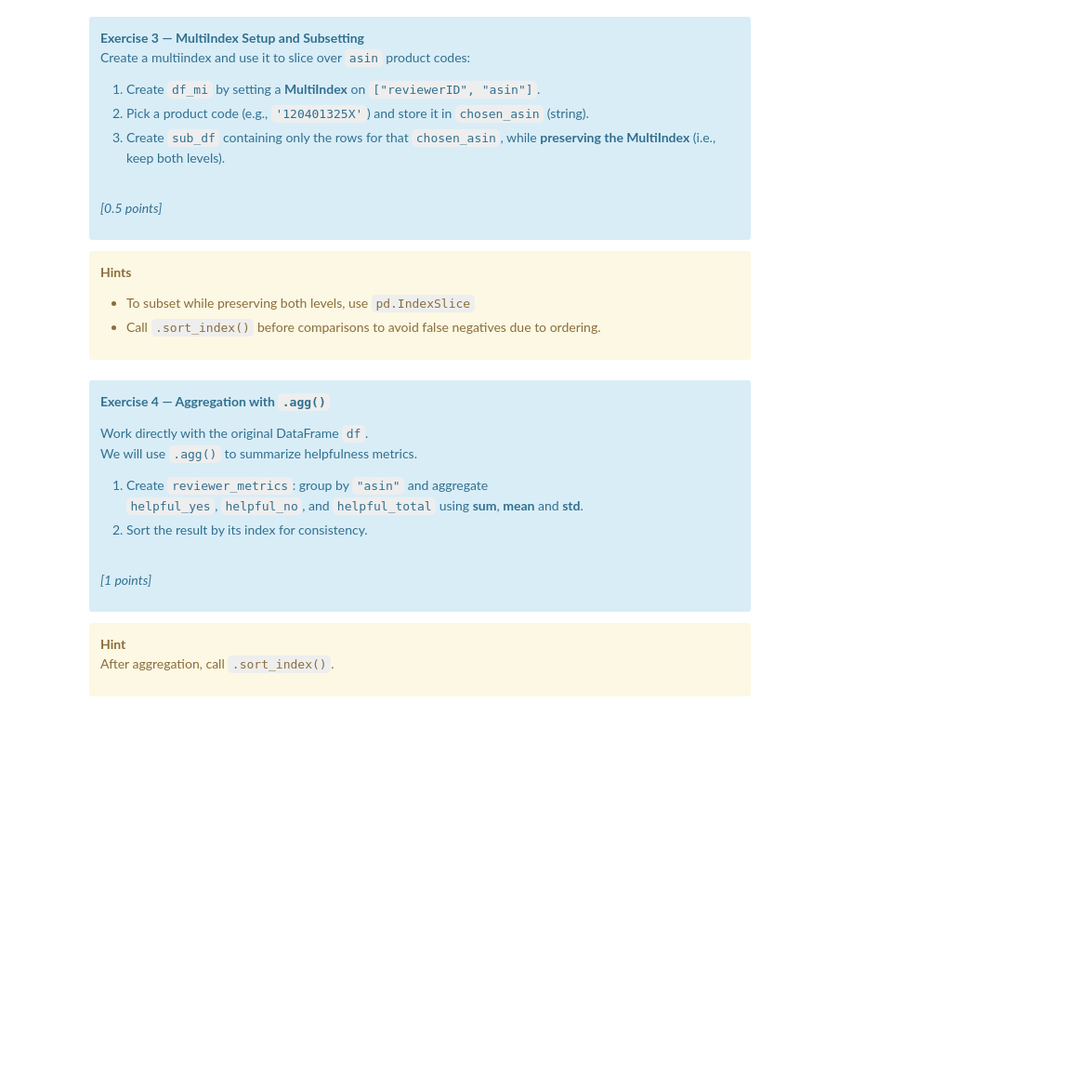
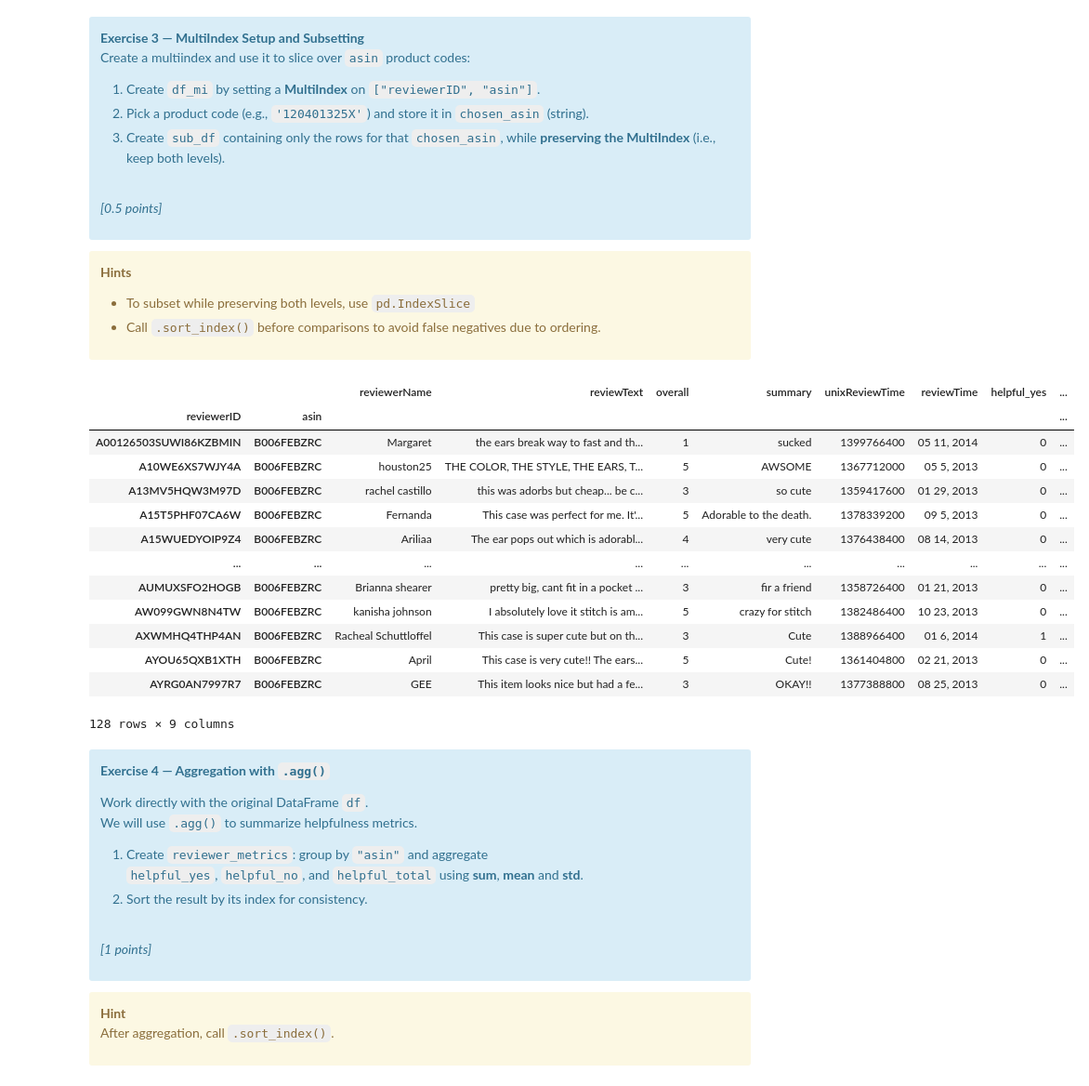
Before and after one commit to dacobri/PDS_Assignment-2, a Jupyter notebook: A2.ipynb, the cells around one changed output. Shown at 93% size. Cells and saved outputs as stored; diff of their text form; code cells hidden in the pictures; blank space fills up the shorter version.

```diff
--- a/A2.ipynb
+++ b/A2.ipynb
@@ -37,4 +37,8 @@ Remember that the file is JSON Lines format (one JSON object per line).
 
 <br><i>[0 points]</i>
 # %%
-# YOUR CODE HERE
+import pandas as pd
+
+df = pd.read_json("Cell_Phones_and_Accessories_5.json", lines=True)
+
+df.head()
@@ -56,6 +67,11 @@ Leave the rest of the columns unchanged.
 
 </div> <div class="alert alert-warning">Recall that <code>asin</code> is the <i>Amazon Standard Identification Number</i>, a unique ID for each product.</div>
 # %%
-# YOUR CODE HERE
+df["helpful_yes"] = df["helpful"].apply(lambda x: x[0])
+df["helpful_no"] = df["helpful"].apply(lambda x: x[1])
+
+df["helpful_total"] = df["helpful_yes"] + df["helpful_no"]
+
+df = df.drop(columns=["helpful"])
 # %%
 # LEAVE BLANK
@@ -113,9 +182,27 @@ Create a multiindex and use it to slice over <code>asin</code> product codes:
 
 </div>
 # %%
-# YOUR CODE HERE
+df_mi = df.set_index(["reviewerID", "asin"]).sort_index()
+chosen_asin = "B006FEBZRC"
+sub_df = df_mi.loc[pd.IndexSlice[:, chosen_asin], :]
 # %%
 # LEAVE BLANK
+sub_df
+# %% [output]
+|  |  | reviewerName | reviewText | overall | summary | unixReviewTime | reviewTime | helpful_yes | ... |
+| reviewerID | asin |  |  |  |  |  |  |  | ... |
+| A00126503SUWI86KZBMIN | B006FEBZRC | Margaret | the ears break way to fast and th... | 1 | sucked | 1399766400 | 05 11, 2014 | 0 | ... |
+| A10WE6XS7WJY4A | B006FEBZRC | houston25 | THE COLOR, THE STYLE, THE EARS, T... | 5 | AWSOME | 1367712000 | 05 5, 2013 | 0 | ... |
+| A13MV5HQW3M97D | B006FEBZRC | rachel castillo | this was adorbs but cheap... be c... | 3 | so cute | 1359417600 | 01 29, 2013 | 0 | ... |
+| A15T5PHF07CA6W | B006FEBZRC | Fernanda | This case was perfect for me. It'... | 5 | Adorable to the death. | 1378339200 | 09 5, 2013 | 0 | ... |
+| A15WUEDYOIP9Z4 | B006FEBZRC | Ariliaa | The ear pops out which is adorabl... | 4 | very cute | 1376438400 | 08 14, 2013 | 0 | ... |
+| ... | ... | ... | ... | ... | ... | ... | ... | ... | ... |
+| AUMUXSFO2HOGB | B006FEBZRC | Brianna shearer | pretty big, cant fit in a pocket ... | 3 | fir a friend | 1358726400 | 01 21, 2013 | 0 | ... |
+| AW099GWN8N4TW | B006FEBZRC | kanisha johnson | I absolutely love it stitch is am... | 5 | crazy for stitch | 1382486400 | 10 23, 2013 | 0 | ... |
+| AXWMHQ4THP4AN | B006FEBZRC | Racheal Schuttloffel | This case is super cute but on th... | 3 | Cute | 1388966400 | 01 6, 2014 | 1 | ... |
+| AYOU65QXB1XTH | B006FEBZRC | April | This case is very cute!! The ears... | 5 | Cute! | 1361404800 | 02 21, 2013 | 0 | ... |
+| AYRG0AN7997R7 | B006FEBZRC | GEE | This item looks nice but had a fe... | 3 | OKAY!! | 1377388800 | 08 25, 2013 | 0 | ... |
+128 rows × 9 columns
 # %%
 # LEAVE BLANK
 # %%
```
Also changed, not shown: parts of 11 cells of this notebook, 1 other file.
